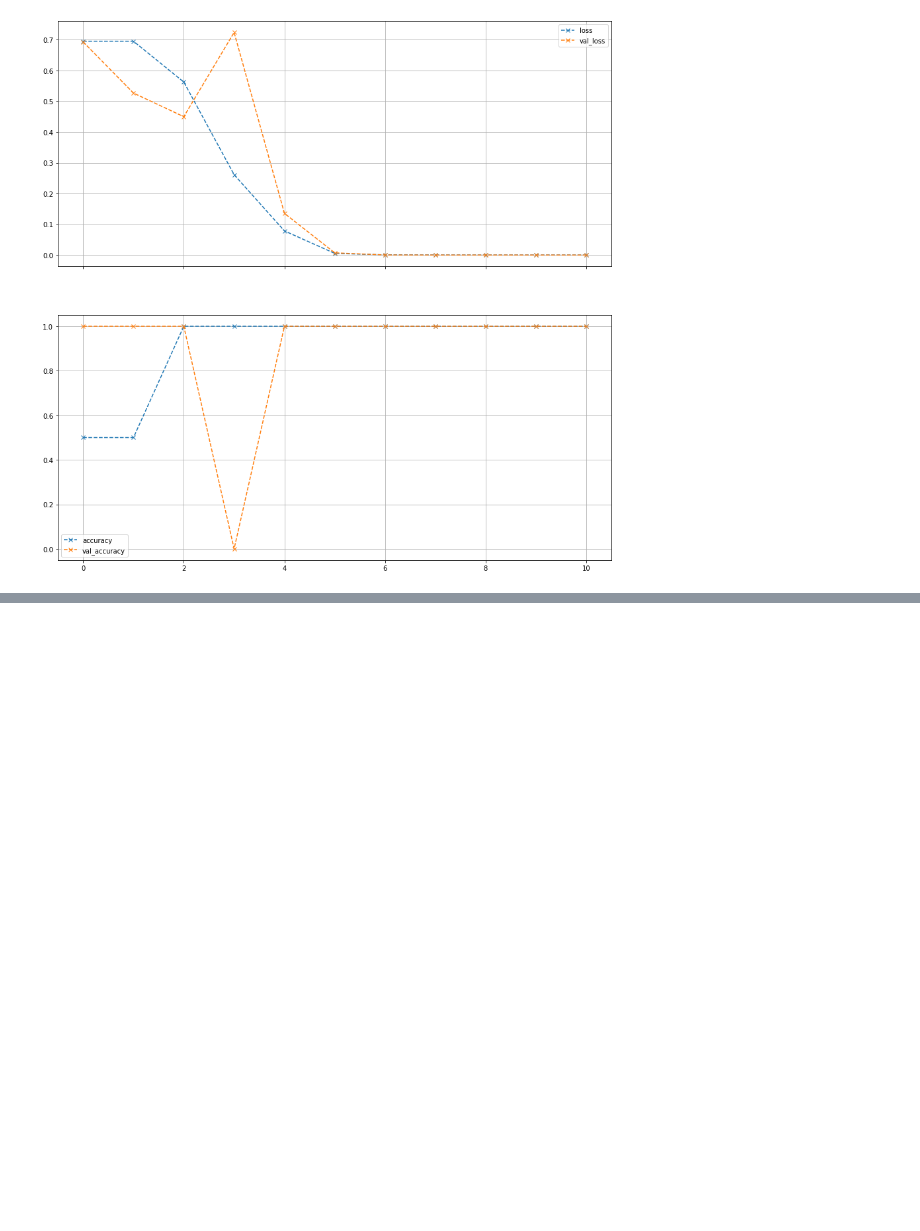
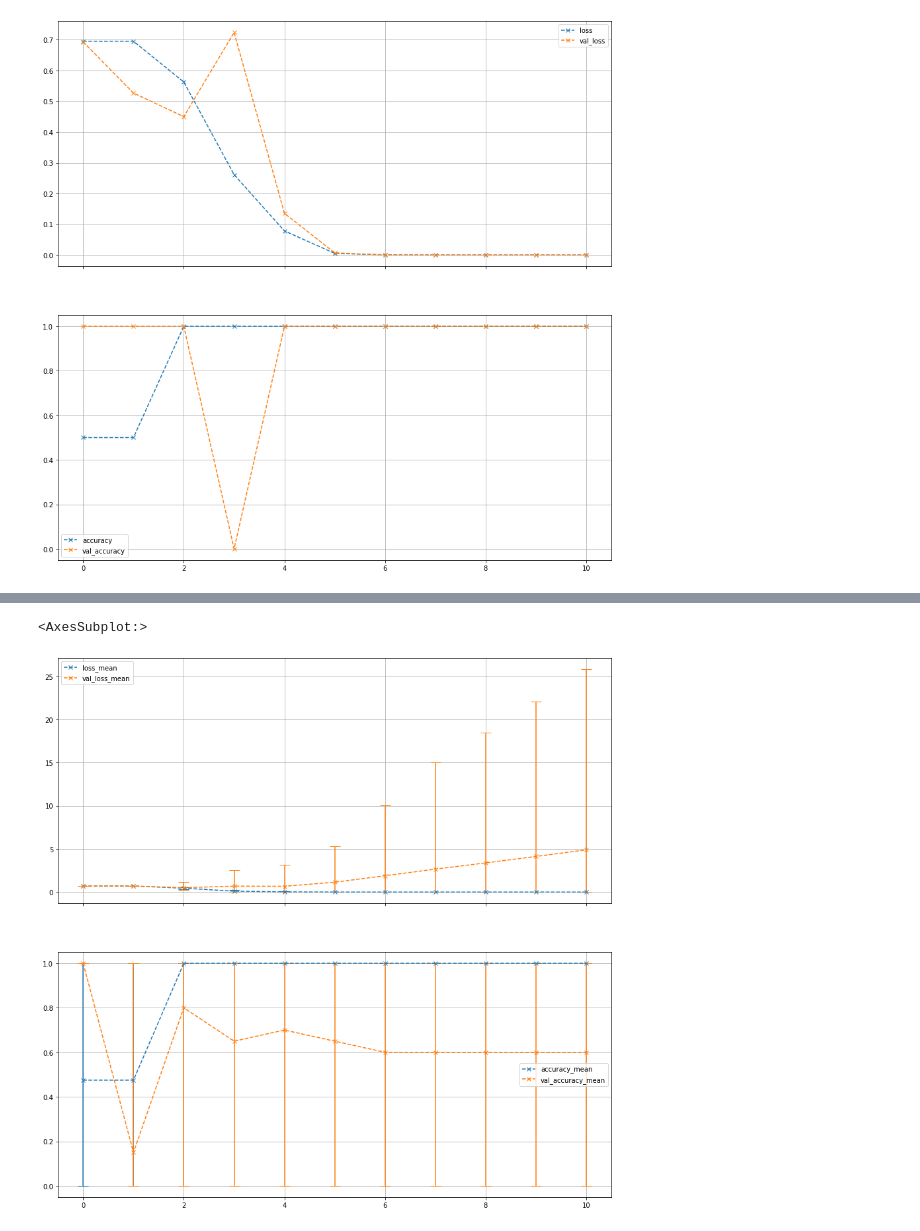
Before and after one commit to s4b7r/yellow-triangle, a Jupyter notebook: yellow-triangle.ipynb, the cells around one changed output, grey strips where cells are left out. Drawn from its saved outputs; the diff is of its cells as text; code cells hidden in the pictures; blank space fills up the shorter version.

Commit message:
Test init dependency w/ train including no-triangle

```diff
--- a/yellow-triangle.ipynb
+++ b/yellow-triangle.ipynb
@@ -614,0 +617,22 @@ history_inclval_df.plot(y=['accuracy', 'val_accuracy'], ax=axs[1], grid=True, ma
+# %%
+histories_wcircle = {}
+
+for runid in range(20):
+    tf.keras.backend.clear_session()
+    model = get_model()
+
+    evalinit_train = model.evaluate(x=train_images, y=train_labels)
+    evalinit_test = model.evaluate(x=test_image_blank, y=test_labels)
+
+    history_inclval = model.fit(train_images, train_labels, epochs=10,
+                    validation_data=(test_image_triangle_lowleft, test_labels_triangle_lowleft))
+
+    hist = copy.deepcopy(history_inclval.history)
+    for init_val, name in zip(evalinit_train, model.metrics_names):
+        hist[name].insert(0, init_val)
+    test_metrics_names = [f'val_{name}' for name in model.metrics_names]
+    for init_val, name in zip(evalinit_test, test_metrics_names):
+        hist[name].insert(0, init_val)
+
+    hist = {f'{k}_{runid}': v for (k, v) in hist.items()}
+    histories_wcircle.update(hist)
@@ -614,0 +657,23 @@ history_inclval_df.plot(y=['accuracy', 'val_accuracy'], ax=axs[1], grid=True, ma
+# %%
+histories_df = pd.DataFrame(histories_wcircle)
+cols = [c.split('_') for c in histories_df.columns]
+newcols = [(c[-1], '_'.join(c[:2]) if len(c) == 3 else c[0]) for c in cols]
+histories_df.columns = pd.MultiIndex.from_tuples(newcols)
+histories_grouped = histories_df.groupby(level=1, axis='columns')
+histories_agg = histories_grouped.mean().join(histories_grouped.std(), lsuffix='_mean', rsuffix='_std')
+histories_min = histories_grouped.min()
+histories_max = histories_grouped.max()
+#print(histories_agg)
+
+fig, axs = plt.subplots(nrows=2, ncols=1, sharex=True, figsize=(15, 15))
+loss_cols = [col for col in histories_agg.columns if 'loss_mean' in col]
+#loss_errs = {c: histories_agg[c.replace('_mean', '_std')] for c in loss_cols}
+loss_errs = {c: [histories_agg[c] - histories_min[c.replace('_mean', '')], histories_max[c.replace('_mean', '')] - histories_agg[c]] for c in loss_cols}
+accuracy_cols = [col for col in histories_agg.columns if 'accuracy_mean' in col]
+#accuracy_errs = {c: histories_agg[c.replace('_mean', '_std')] for c in accuracy_cols}
+accuracy_errs = {c: [histories_agg[c] - histories_min[c.replace('_mean', '')], histories_max[c.replace('_mean', '')] - histories_agg[c]] for c in accuracy_cols}
+histories_agg.plot(y=loss_cols, ax=axs[0], grid=True, marker='x', ls='--', yerr=loss_errs, capsize=8)
+histories_agg.plot(y=accuracy_cols, ax=axs[1], grid=True, marker='x', ls='--', yerr=accuracy_errs, capsize=8)
+# %% [output]
+<AxesSubplot:>
+[figure, added]
```
Also changed, not shown: parts of 2 cells of this notebook.
